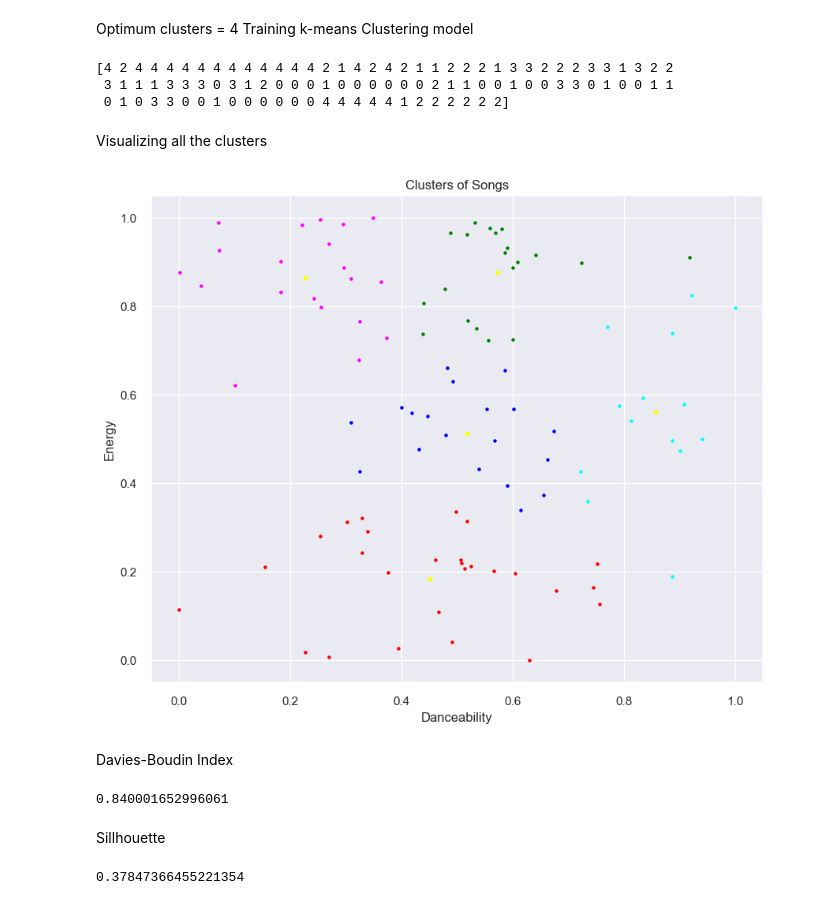
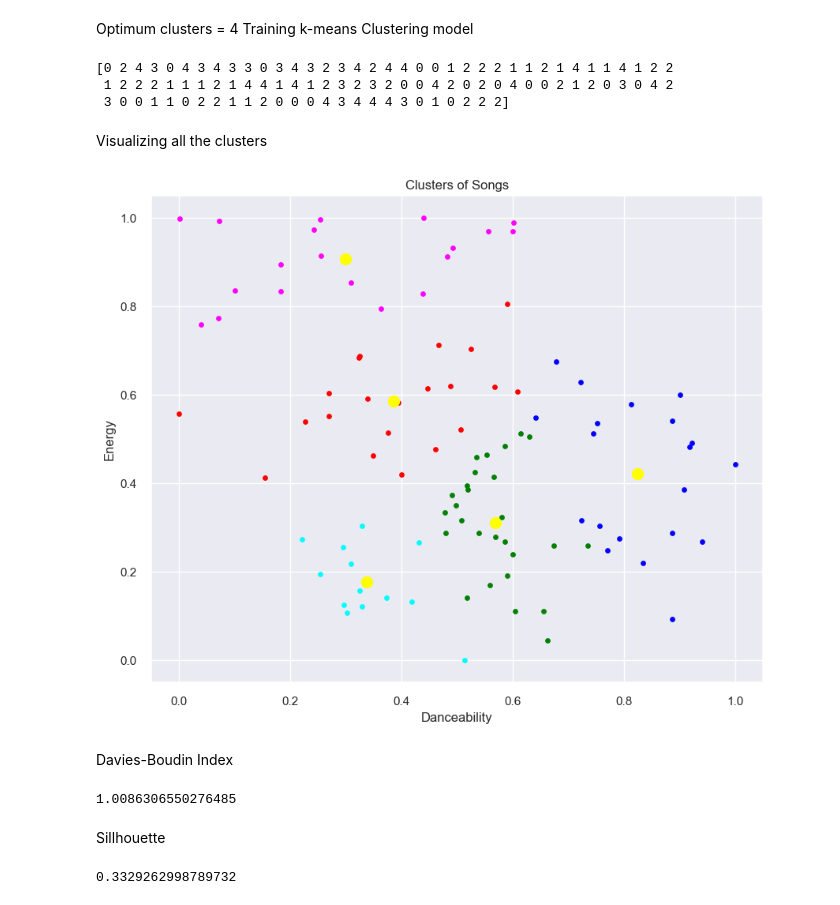
Before and after one commit to huynm116/songs-clustering-project, a Jupyter notebook: test-k-means.ipynb, the cells around one changed output. Saved outputs shown, nothing was run; the diff lists cells and outputs as text; code cells hidden in the pictures.

```diff
--- a/test-k-means.ipynb
+++ b/test-k-means.ipynb
@@ -50,13 +50,13 @@ memory usage: 18.2+ KB
 # data_scaled = data.copy()
 # data_scaled[columns_to_scale] = scaler.transform(data[columns_to_scale])
 
-columns_to_scale = ['danceability', 'energy']
+columns_to_scale = ['danceability', 'tempo']
 scaler = MinMaxScaler()
 scaler.fit(data[columns_to_scale])
 data_scaled = data.copy()
 data_scaled[columns_to_scale] = scaler.transform(data[columns_to_scale])
 # %%
-X = data_scaled.iloc[:, [9,10]].values
+X = data_scaled.iloc[:, [9,19]].values
 X.shape
 #9,10,11,12,14,15,17,18,19
 # %% [output]
@@ -118,42 +118,42 @@ Y = kmeans.fit_predict(X)
 
 print(Y)
 # %% [output]
-[4 2 4 4 4 4 4 4 4 4 4 4 4 4 2 1 4 2 4 2 1 1 2 2 2 1 3 3 2 2 2 3 3 1 3 2 2
- 3 1 1 1 3 3 3 0 3 1 2 0 0 0 1 0 0 0 0 0 0 2 1 1 0 0 1 0 0 3 3 0 1 0 0 1 1
- 0 1 0 3 3 0 0 1 0 0 0 0 0 0 4 4 4 4 4 1 2 2 2 2 2 2]
+[0 2 4 3 0 4 3 4 3 3 0 3 4 3 2 3 4 2 4 4 0 0 1 2 2 2 1 1 2 1 4 1 1 4 1 2 2
+ 1 2 2 2 1 1 1 2 1 4 4 1 4 1 2 3 2 3 2 0 0 4 2 0 2 0 4 0 0 2 1 2 0 3 0 4 2
+ 3 0 0 1 1 0 2 2 1 1 2 0 0 0 4 3 4 4 4 3 0 1 0 2 2 2]
 # %% [markdown]
 Visualizing all the clusters
 # %%
 # plotting all the clusters and their centroids
 plt.figure(figsize=(10, 8))
-plt.scatter(X[Y == 0, 0], X[Y == 0, 1], s = 5, c = 'red', label = 'Cluster 1')
-plt.scatter(X[Y == 1, 0], X[Y == 1, 1], s = 5, c = 'blue', label = 'Cluster 2')
-plt.scatter(X[Y == 2, 0], X[Y == 2, 1], s = 5, c = 'green', label = 'Cluster 3')
-plt.scatter(X[Y == 3, 0], X[Y == 3, 1], s = 5, c = 'cyan', label = 'Cluster 4')
-plt.scatter(X[Y == 4, 0], X[Y == 4, 1], s = 5, c = 'magenta', label = 'Cluster 5')
+plt.scatter(X[Y == 0, 0], X[Y == 0, 1], s = 15, c = 'red', label = 'Cluster 1')
+plt.scatter(X[Y == 1, 0], X[Y == 1, 1], s = 15, c = 'blue', label = 'Cluster 2')
+plt.scatter(X[Y == 2, 0], X[Y == 2, 1], s = 15, c = 'green', label = 'Cluster 3')
+plt.scatter(X[Y == 3, 0], X[Y == 3, 1], s = 15, c = 'cyan', label = 'Cluster 4')
+plt.scatter(X[Y == 4, 0], X[Y == 4, 1], s = 15, c = 'magenta', label = 'Cluster 5')
 # plt.scatter(X[:, 0], X[:,1], c = Y, cmap= "plasma") # plotting the clusters
 # plt.xlabel("Dancability") # X-axis label
 # plt.ylabel("Energy") # Y-axis label
 # plt.show() # showing the plot
 
 #plotting centroids of the clusters
-plt.scatter(kmeans.cluster_centers_[:, 0], kmeans.cluster_centers_[:, 1], s = 10, c = 'yellow', label = 'Centroids')
+plt.scatter(kmeans.cluster_centers_[:, 0], kmeans.cluster_centers_[:, 1], s = 100, c = 'yellow', label = 'Centroids')
 plt.title('Clusters of Songs')
 plt.xlabel('Danceability')
 plt.ylabel('Energy')
 plt.show()
 # %% [output]
-[figure, old version]
+[figure, new version]
 # %% [markdown]
 Davies-Boudin Index
 # %%
 labels = kmeans.labels_
 davies_bouldin_score(X, Y)
 # %% [output]
-0.840001652996061
+1.0086306550276485
 # %% [markdown]
 Sillhouette
 # %%
 silhouette_score(X, Y)
 # %% [output]
-0.37847366455221354
+0.3329262998789732
```
Also changed, not shown: parts of 2 cells of this notebook, 1 other file.
